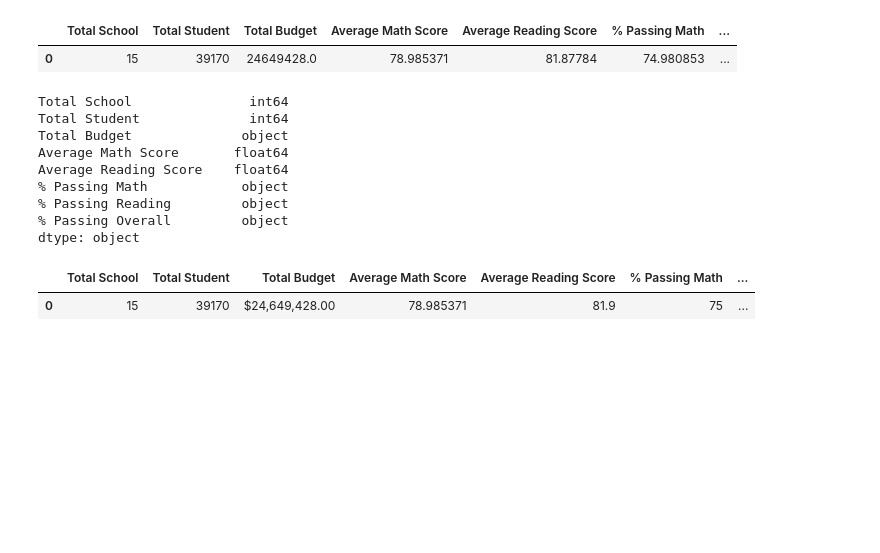
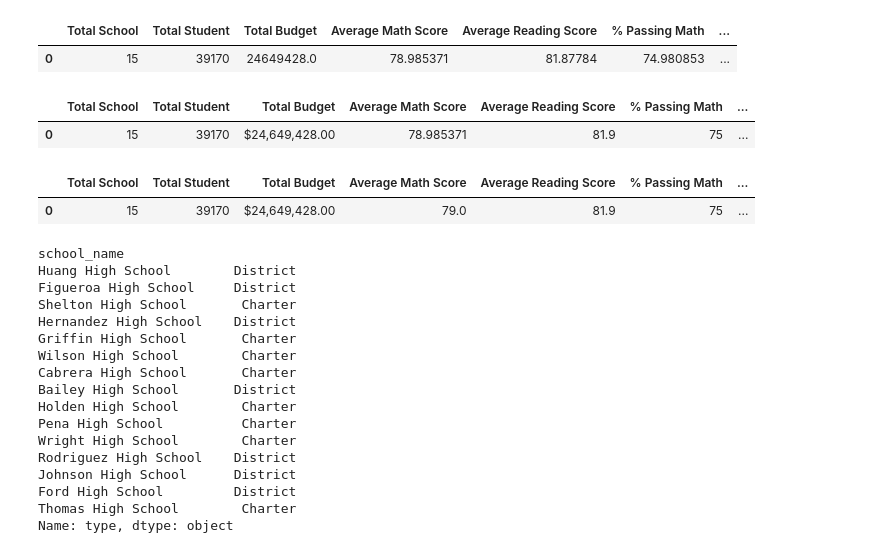
Before and after one commit to kanggg007/School_District_Analysis., a Jupyter notebook: pandas_practice.ipynb, the cells around one changed output. Cells and saved outputs as stored; diff of their text form; code cells hidden in the pictures; blank space fills up the shorter version.

```diff
--- a/pandas_practice.ipynb
+++ b/pandas_practice.ipynb
@@ -358,18 +358,6 @@ district_summary_df
 # %% [output]
 |  | Total School | Total Student | Total Budget | Average Math Score | Average Reading Score | % Passing Math | ... |
 | 0 | 15 | 39170 | 24649428.0 | 78.985371 | 81.87784 | 74.980853 | ... |
-# %%
-district_summary_df.dtypes
-# %% [output]
-Total School               int64
-Total Student              int64
-Total Budget              object
-Average Math Score       float64
-Average Reading Score    float64
-% Passing Math            object
-% Passing Reading         object
-% Passing Overall         object
-dtype: object
 # %%
 district_summary_df
 # %% [output]
@@ -377,0 +369,26 @@ district_summary_df
+# %%
+district_summary_df
+# %% [output]
+|  | Total School | Total Student | Total Budget | Average Math Score | Average Reading Score | % Passing Math | ... |
+| 0 | 15 | 39170 | $24,649,428.00 | 79.0 | 81.9 | 75 | ... |
+# %%
+per_school_types = school_df.set_index(["school_name"])["type"]
+per_school_types
+# %% [output]
+school_name
+Huang High School        District
+Figueroa High School     District
+Shelton High School       Charter
+Hernandez High School    District
+Griffin High School       Charter
+Wilson High School        Charter
+Cabrera High School       Charter
+Bailey High School       District
+Holden High School        Charter
+Pena High School          Charter
+Wright High School        Charter
+Rodriguez High School    District
+Johnson High School      District
+Ford High School         District
+Thomas High School        Charter
+Name: type, dtype: object
```
Also changed, not shown: parts of 11 cells of this notebook.
